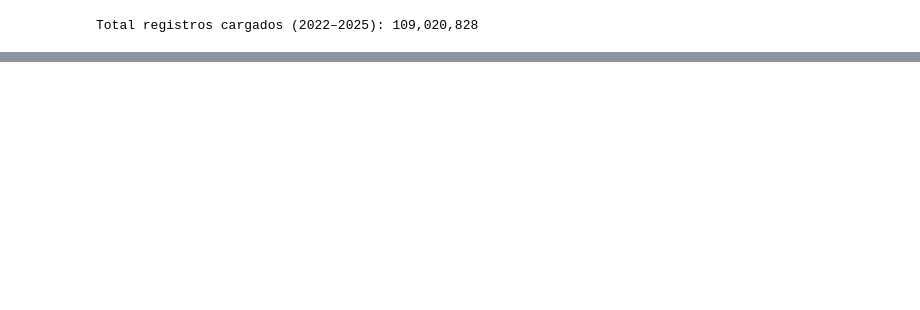
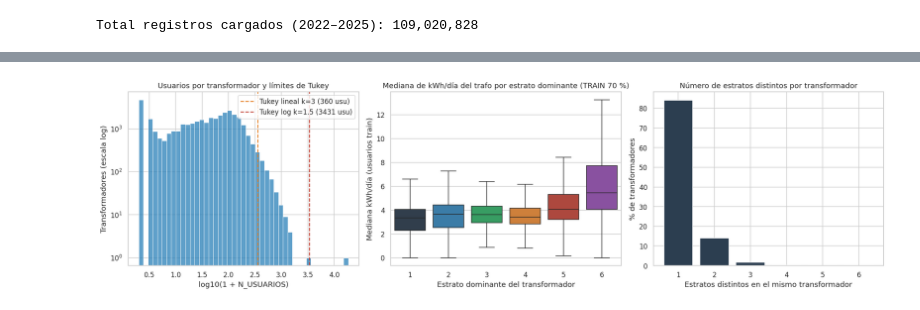
Before and after one commit to ssergio740/Notebooks-Trabajo-de-Grado, a Jupyter notebook: 3_Modelado_Categoricas.ipynb, the cells around one changed output, grey strips where cells are left out. Saved outputs shown, nothing was run; the diff lists cells and outputs as text; code cells hidden in the pictures; blank space fills up the shorter version.

```diff
--- a/3_Modelado_Categoricas.ipynb
+++ b/3_Modelado_Categoricas.ipynb
@@ -988,0 +542,15 @@ Catálogos y DataFrames exportados exitosamente en: /content/drive/MyDrive/Super
+# %%
+# Selección del límite de Tukey en escala lineal (k = 3.0, límite exterior) y en escala log (k = 1.5)
+UMBRAL_USU_TUKEY_LIN = lim_usu_lin[3.0][1]
+UMBRAL_USU_TUKEY_LOG = lim_usu_log[1.5][1]
+
+df_trafo_estratos['ATIPICO_USU_TUKEY_EXT'] = (df_trafo_estratos['N_USUARIOS'] > UMBRAL_USU_TUKEY_LIN).astype('int8')
+df_trafo_estratos['ATIPICO_CODIGO_BOLSA'] = (df_trafo_estratos['N_USUARIOS'] > UMBRAL_USU_TUKEY_LOG).astype('int8')
+
+print(f'Límite exterior de Tukey lineal (k=3.0): {UMBRAL_USU_TUKEY_LIN:,.1f} usuarios -> {df_trafo_estratos["ATIPICO_USU_TUKEY_EXT"].sum():,} transformadores')
+print(f'Límite interior de Tukey en log(1+N) (k=1.5): {UMBRAL_USU_TUKEY_LOG:,.1f} usuarios -> {df_trafo_estratos["ATIPICO_CODIGO_BOLSA"].sum():,} transformador(es) bolsa')
+
+df_trafo_estratos.loc[df_trafo_estratos['N_USUARIOS'] > UMBRAL_USU_TUKEY_LIN, [
+    'COD_CIRCUITO_LINEA', 'N_USUARIOS', 'KWH_DIA_MEDIANA_USU', 'ESTRATO_DOMINANTE',
+    'PUREZA_ESTRATO_PCT', 'N_ESTRATOS_DISTINTOS', 'ATIPICO_CODIGO_BOLSA'
+]].head(15)
@@ -988,0 +577,43 @@ Catálogos y DataFrames exportados exitosamente en: /content/drive/MyDrive/Super
+# %%
+fig, axes = plt.subplots(1, 3, figsize=(18, 5))
+
+# 1. Distribución de log10(1 + N_USUARIOS) y límites de Tukey
+log_n_usu = np.log10(1.0 + df_trafo_estratos['N_USUARIOS'])
+sns.histplot(log_n_usu, bins=45, color=PALETA[1], ax=axes[0])
+axes[0].axvline(np.log10(1.0 + UMBRAL_USU_TUKEY_LIN), color=PALETA[3], linestyle='--',
+                label=f'Tukey lineal k=3 ({UMBRAL_USU_TUKEY_LIN:.0f} usu)')
+axes[0].axvline(np.log10(1.0 + UMBRAL_USU_TUKEY_LOG), color=PALETA[4], linestyle='--',
+                label=f'Tukey log k=1.5 ({UMBRAL_USU_TUKEY_LOG:.0f} usu)')
+axes[0].set_yscale('log')
+axes[0].set_title('Usuarios por transformador y límites de Tukey')
+axes[0].set_xlabel('log10(1 + N_USUARIOS)')
+axes[0].set_ylabel('Transformadores (escala log)')
+axes[0].legend()
+
+# 2. Consumo diario mediano del transformador según su estrato dominante (en TRAIN 70 %)
+sns.boxplot(
+    data=df_trafo_estratos,
+    x='ESTRATO_DOMINANTE',
+    y='KWH_DIA_MEDIANA_USU',
+    hue='ESTRATO_DOMINANTE',
+    palette=PALETA,
+    legend=False,
+    showfliers=False,
+    ax=axes[1]
+)
+axes[1].set_title('Mediana de kWh/día del trafo por estrato dominante (TRAIN 70 %)')
+axes[1].set_xlabel('Estrato dominante del transformador')
+axes[1].set_ylabel('Mediana kWh/día (usuarios train)')
+
+# 3. Pureza de estrato en los transformadores
+conteo_n_est = df_trafo_estratos['N_ESTRATOS_DISTINTOS'].value_counts().sort_index()
+axes[2].bar(conteo_n_est.index.astype(str), conteo_n_est.values / len(df_trafo_estratos) * 100, color=PALETA[0])
+axes[2].set_title('Número de estratos distintos por transformador')
+axes[2].set_xlabel('Estratos distintos en el mismo transformador')
+axes[2].set_ylabel('% de transformadores')
+
+plt.tight_layout()
+guardar_figura(fig, '01_perfil_transformadores_y_tukey')
+plt.show()
+# %% [output]
+[figure, added]
```
Also changed, not shown: parts of 75 cells of this notebook.
